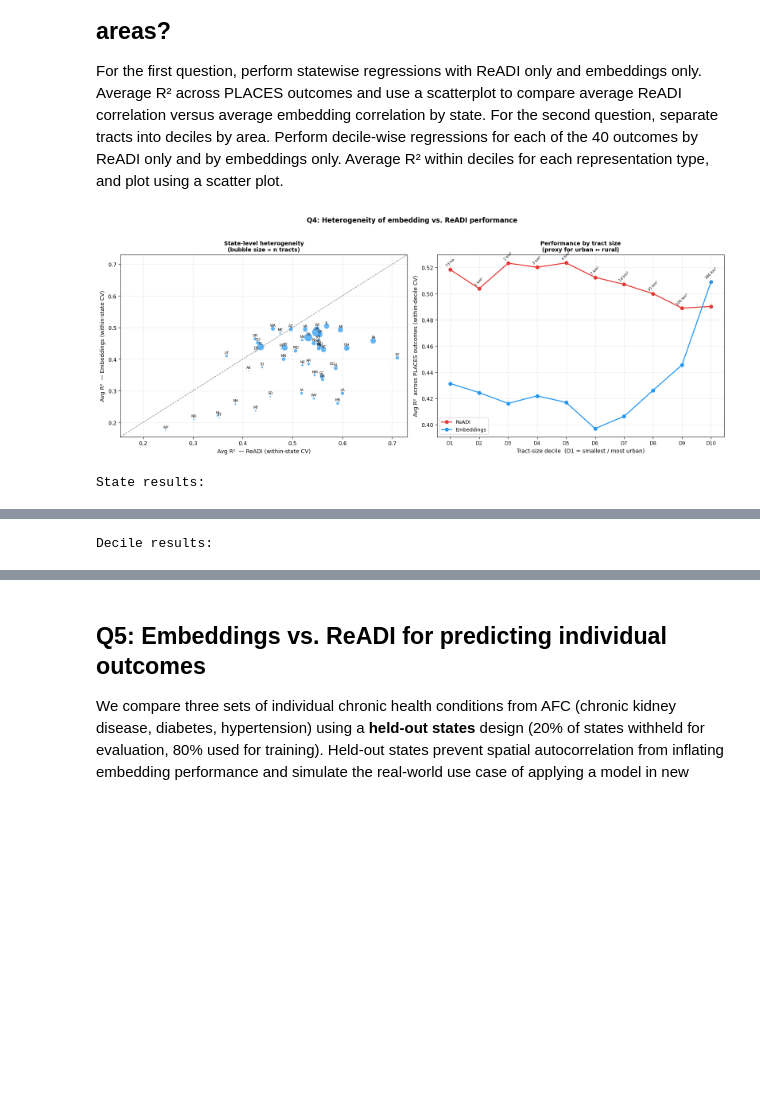
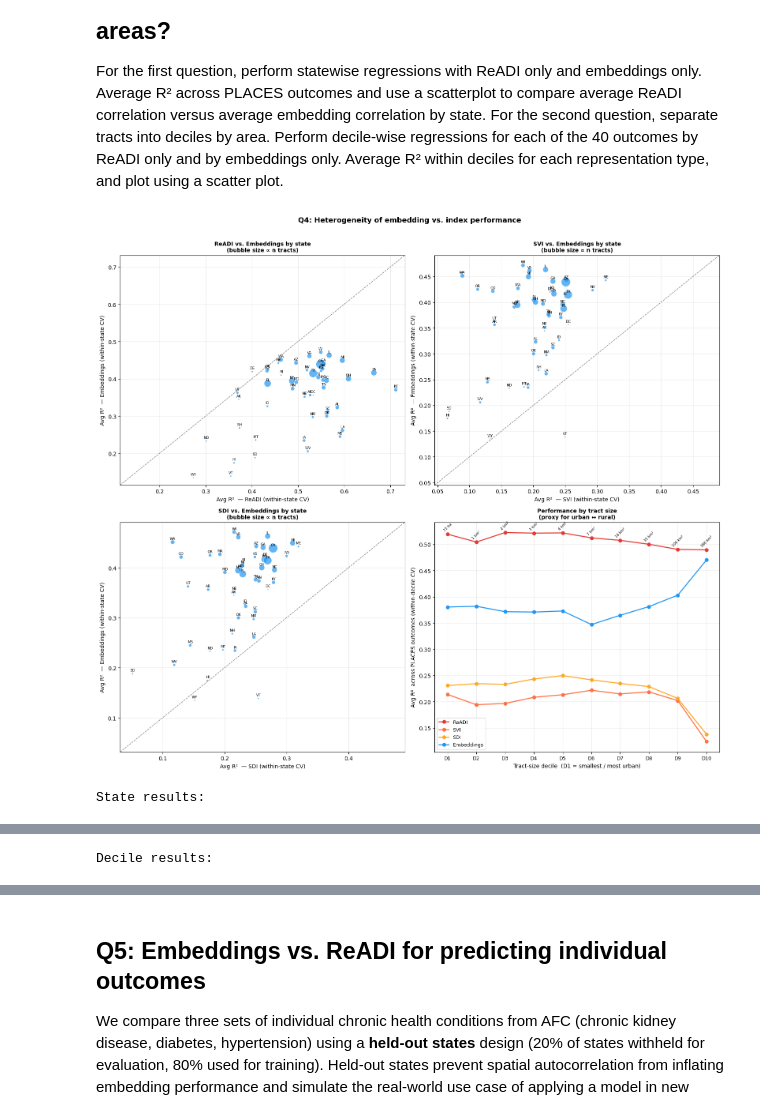
Before and after one commit to ndhendrix/embeddings-health, a Jupyter notebook: code/analyses/analyses.ipynb, the cells around one changed output, grey strips where cells are left out. Cells and saved outputs as stored; diff of their text form; code cells hidden in the pictures; blank space fills up the shorter version.

Commit message:
groupkfold by states, added svi sdi and reran results

```diff
--- a/code/analyses/analyses.ipynb
+++ b/code/analyses/analyses.ipynb
@@ -832,8 +857,15 @@ else:
     results_q2_df = pl.DataFrame(results_q2)
     results_q2_df.write_csv(_q2_cache)
 # %%
-MODEL_ORDER  = ["ReADI", "Embeddings", "ReADI + Embeddings"]
-MODEL_COLORS = {"ReADI": "#E53935", "Embeddings": "#2196F3", "ReADI + Embeddings": "#43A047"}
+MODEL_ORDER  = ["ReADI", "SVI", "SDI", "All indices", "Embeddings", "All indices + Embeddings"]
+MODEL_COLORS = {
+    "ReADI":                  "#E53935",
+    "SVI":                    "#FF7043",
+    "SDI":                    "#FFA726",
+    "All indices":            "#AB47BC",
+    "Embeddings":             "#2196F3",
+    "All indices + Embeddings": "#43A047",
+}
 
 readi_r2 = (
     results_q2_df.filter(pl.col("model") == "ReADI")
@@ -861,14 +893,14 @@ for i, outcome in enumerate(readi_r2):
     row = results_q2_df.filter(pl.col("outcome") == outcome).sort("model")
     r2s = {r["model"]: r["r2"] for r in row.iter_rows(named=True)}
     xs  = [r2s.get(m, np.nan) for m in MODEL_ORDER]
-    ax.plot(xs, [i] * 3, color="grey", linewidth=0.8, zorder=2, alpha=0.5)
+    ax.plot(xs, [i] * len(MODEL_ORDER), color="grey", linewidth=0.8, zorder=2, alpha=0.5)
 
 ax.set_yticks(range(len(readi_r2)))
 ax.set_yticklabels(readi_r2_labels, fontsize=10)
 ax.axvline(0, color="black", linewidth=0.8, linestyle="--")
 ax.set_xlabel("R²  on held-out states (20%)", fontsize=11)
 ax.set_title(
-    f"PLACES outcomes: embeddings vs. ReADI\n"
+    f"PLACES outcomes: embeddings vs. social risk indices\n"
     f"Held-out states: {', '.join(holdout_abbrs)}",
     fontsize=11, fontweight="bold",
 )
@@ -1134,68 +1207,74 @@ else:
     results_q4_decile_df = pl.DataFrame(results_q4_decile)
     results_q4_decile_df.write_csv(_q4d_cache)
 # %%
-fig, axes = plt.subplots(1, 2, figsize=(16, 6))
-
-# ── Panel 1: State scatter ────────────────────────────────────────────────────
-ax = axes[0]
 s_df = results_q4_state_df.to_pandas()
-ax.scatter(s_df["r2_readi"], s_df["r2_emb"],
-           s=s_df["n_tracts"] / 30, color="#2196F3",
-           alpha=0.7, edgecolors="white", linewidths=0.5, zorder=3)
-
-# Label every state
-for _, row in s_df.iterrows():
-    ax.annotate(row["state"], (row["r2_readi"], row["r2_emb"]),
-                fontsize=6.5, ha="center", va="bottom",
-                xytext=(0, 3), textcoords="offset points")
-
-# y = x diagonal
-lim = [min(s_df["r2_readi"].min(), s_df["r2_emb"].min()) - 0.02,
-       max(s_df["r2_readi"].max(), s_df["r2_emb"].max()) + 0.02]
-ax.plot(lim, lim, color="grey", linewidth=1, linestyle="--", zorder=2)
-ax.set_xlim(lim); ax.set_ylim(lim)
-ax.set_xlabel("Avg R²  — ReADI (within-state CV)", fontsize=10)
-ax.set_ylabel("Avg R²  — Embeddings (within-state CV)", fontsize=10)
-ax.set_title("State-level heterogeneity\n(bubble size ∝ n tracts)", fontsize=10, fontweight="bold")
-ax.axhline(0, color="black", linewidth=0.5); ax.axvline(0, color="black", linewidth=0.5)
-ax.grid(alpha=0.25)
-
-# ── Panel 2: Tract-size decile line plot ──────────────────────────────────────
-ax = axes[1]
 d_df = results_q4_decile_df.sort("decile").to_pandas()
 
+fig, axes = plt.subplots(2, 2, figsize=(16, 14))
+
+# ── Helper: state scatter panel ───────────────────────────────────────────────
+def state_scatter(ax, index_col, index_label, index_color):
+    ax.scatter(s_df[index_col], s_df["r2_emb"],
+               s=s_df["n_tracts"] / 30, color="#2196F3",
+               alpha=0.7, edgecolors="white", linewidths=0.5, zorder=3)
+    for _, row in s_df.iterrows():
+        ax.annotate(row["state"], (row[index_col], row["r2_emb"]),
+                    fontsize=6.5, ha="center", va="bottom",
+                    xytext=(0, 3), textcoords="offset points")
+    lim = [min(s_df[index_col].min(), s_df["r2_emb"].min()) - 0.02,
+           max(s_df[index_col].max(), s_df["r2_emb"].max()) + 0.02]
+    ax.plot(lim, lim, color="grey", linewidth=1, linestyle="--", zorder=2)
+    ax.set_xlim(lim); ax.set_ylim(lim)
+    ax.set_xlabel(f"Avg R²  — {index_label} (within-state CV)", fontsize=10)
+    ax.set_ylabel("Avg R²  — Embeddings (within-state CV)", fontsize=10)
+    ax.set_title(f"{index_label} vs. Embeddings by state\n(bubble size ∝ n tracts)",
+                 fontsize=10, fontweight="bold")
+    ax.axhline(0, color="black", linewidth=0.5)
+    ax.axvline(0, color="black", linewidth=0.5)
+    ax.grid(alpha=0.25)
+
+state_scatter(axes[0, 0], "r2_readi", "ReADI", "#E53935")
+state_scatter(axes[0, 1], "r2_svi",   "SVI",   "#FF7043")
+state_scatter(axes[1, 0], "r2_sdi",   "SDI",   "#FFA726")
+
+# ── Panel 4: Tract-size decile line plot (all 4 lines) ───────────────────────
+ax = axes[1, 1]
 ax.plot(d_df["decile"], d_df["r2_readi"],
         color="#E53935", marker="o", linewidth=1.8, markersize=6, label="ReADI")
+ax.plot(d_df["decile"], d_df["r2_svi"],
+        color="#FF7043", marker="o", linewidth=1.8, markersize=6, label="SVI")
+ax.plot(d_df["decile"], d_df["r2_sdi"],
+        color="#FFA726", marker="o", linewidth=1.8, markersize=6, label="SDI")
 ax.plot(d_df["decile"], d_df["r2_emb"],
         color="#2196F3", marker="o", linewidth=1.8, markersize=6, label="Embeddings")
 
-# Annotate median tract area at each decile
 for _, row in d_df.iterrows():
     area_str = (f"{row['median_aland_km2']:.0f} km²"
                 if row["median_aland_km2"] >= 1
                 else f"{row['median_aland_km2']*100:.0f} ha")
-    ax.annotate(area_str, (row["decile"], max(row["r2_readi"], row["r2_emb"])),
+    top_r2 = max(row["r2_readi"], row["r2_svi"], row["r2_sdi"], row["r2_emb"])
+    ax.annotate(area_str, (row["decile"], top_r2),
                 fontsize=6.5, ha="center", va="bottom",
                 xytext=(0, 4), textcoords="offset points", rotation=45)
 
 ax.set_xticks(d_df["decile"])
 ax.set_xticklabels([f"D{d}" for d in d_df["decile"]], fontsize=9)
 ax.set_xlabel("Tract-size decile  (D1 = smallest / most urban)", fontsize=10)
 ax.set_ylabel("Avg R²  across PLACES outcomes (within-decile CV)", fontsize=10)
 ax.set_title("Performance by tract size\n(proxy for urban ↔ rural)", fontsize=10, fontweight="bold")
 ax.legend(fontsize=9)
 ax.grid(alpha=0.25)
 
-plt.suptitle("Q4: Heterogeneity of embedding vs. ReADI performance",
-             fontsize=12, fontweight="bold", y=1.02)
+plt.suptitle("Q4: Heterogeneity of embedding vs. index performance",
+             fontsize=13, fontweight="bold", y=1.01)
 plt.tight_layout()
 plt.savefig(OUTPUTS_DIR / "q4_heterogeneity.png", dpi=150, bbox_inches="tight")
 plt.show()
 
 print("State results:")
 display(results_q4_state_df.sort("r2_emb", descending=True))
 print("\nDecile results:")
 display(results_q4_decile_df)
 # %% [output]
-[figure, old version]
+[figure, new version]
 State results:
```
Also changed, not shown: parts of 10 cells of this notebook.
